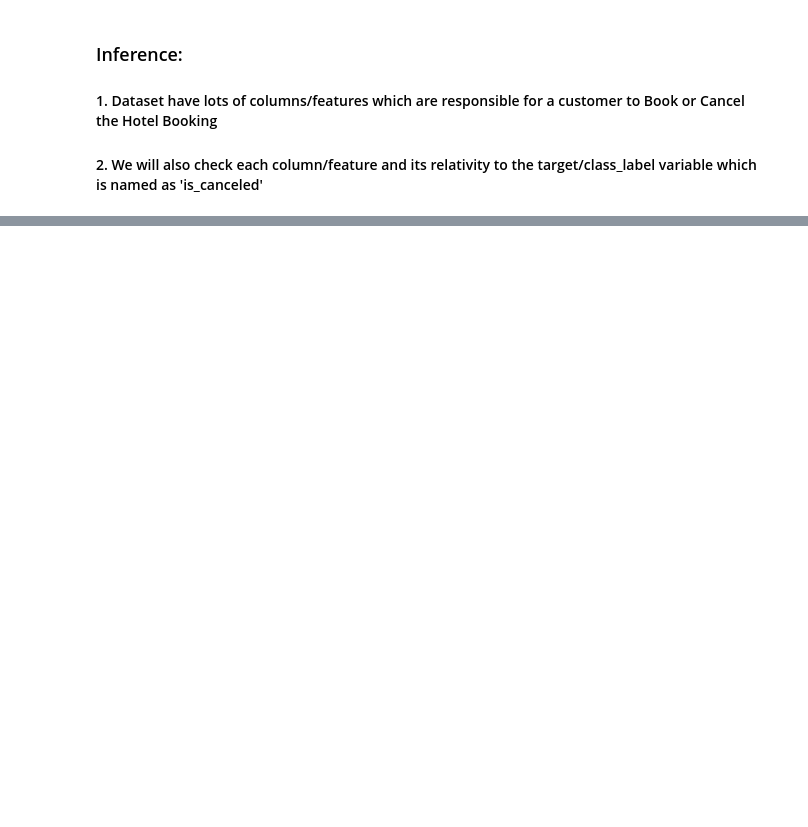
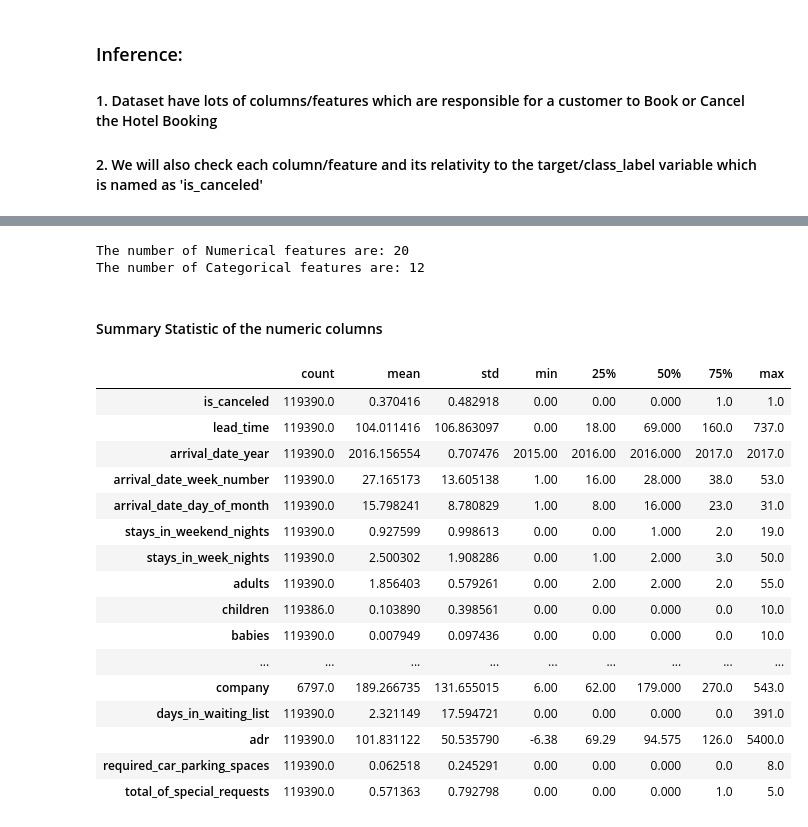
Before and after one commit to manojkb04/EDA_Hotel_Booking, a Jupyter notebook: Hotel_Booking_Analysis_Capstone_Project.ipynb, the cells around one changed output, grey strips where cells are left out. Saved outputs shown, nothing was run; the diff lists cells and outputs as text; code cells hidden in the pictures; blank space fills up the shorter version.

```diff
--- a/Hotel_Booking_Analysis_Capstone_Project.ipynb
+++ b/Hotel_Booking_Analysis_Capstone_Project.ipynb
@@ -115,0 +193,33 @@ print('Columns in dataset :\n\n',data.columns)
+# %%
+# printing the number of numerical features and number of categorical features
+
+num_col = data.select_dtypes(include = 'number')
+print("The number of Numerical features are:",len(num_col.columns))
+
+cat_col = data.select_dtypes(include = 'object')
+print("The number of Categorical features are:",len(cat_col.columns))
+# %% [output]
+The number of Numerical features are: 20
+The number of Categorical features are: 12
+# %% [markdown]
+#### Summary Statistic of the numeric columns
+# %%
+data.describe().T
+# %% [output]
+|  | count | mean | std | min | 25% | 50% | 75% | max |
+| is_canceled | 119390.0 | 0.370416 | 0.482918 | 0.00 | 0.00 | 0.000 | 1.0 | 1.0 |
+| lead_time | 119390.0 | 104.011416 | 106.863097 | 0.00 | 18.00 | 69.000 | 160.0 | 737.0 |
+| arrival_date_year | 119390.0 | 2016.156554 | 0.707476 | 2015.00 | 2016.00 | 2016.000 | 2017.0 | 2017.0 |
+| arrival_date_week_number | 119390.0 | 27.165173 | 13.605138 | 1.00 | 16.00 | 28.000 | 38.0 | 53.0 |
+| arrival_date_day_of_month | 119390.0 | 15.798241 | 8.780829 | 1.00 | 8.00 | 16.000 | 23.0 | 31.0 |
+| stays_in_weekend_nights | 119390.0 | 0.927599 | 0.998613 | 0.00 | 0.00 | 1.000 | 2.0 | 19.0 |
+| stays_in_week_nights | 119390.0 | 2.500302 | 1.908286 | 0.00 | 1.00 | 2.000 | 3.0 | 50.0 |
+| adults | 119390.0 | 1.856403 | 0.579261 | 0.00 | 2.00 | 2.000 | 2.0 | 55.0 |
+| children | 119386.0 | 0.103890 | 0.398561 | 0.00 | 0.00 | 0.000 | 0.0 | 10.0 |
+| babies | 119390.0 | 0.007949 | 0.097436 | 0.00 | 0.00 | 0.000 | 0.0 | 10.0 |
+| ... | ... | ... | ... | ... | ... | ... | ... | ... |
+| company | 6797.0 | 189.266735 | 131.655015 | 6.00 | 62.00 | 179.000 | 270.0 | 543.0 |
+| days_in_waiting_list | 119390.0 | 2.321149 | 17.594721 | 0.00 | 0.00 | 0.000 | 0.0 | 391.0 |
+| adr | 119390.0 | 101.831122 | 50.535790 | -6.38 | 69.29 | 94.575 | 126.0 | 5400.0 |
+| required_car_parking_spaces | 119390.0 | 0.062518 | 0.245291 | 0.00 | 0.00 | 0.000 | 0.0 | 8.0 |
+| total_of_special_requests | 119390.0 | 0.571363 | 0.792798 | 0.00 | 0.00 | 0.000 | 1.0 | 5.0 |
```
Also changed, not shown: parts of 9 cells of this notebook.
